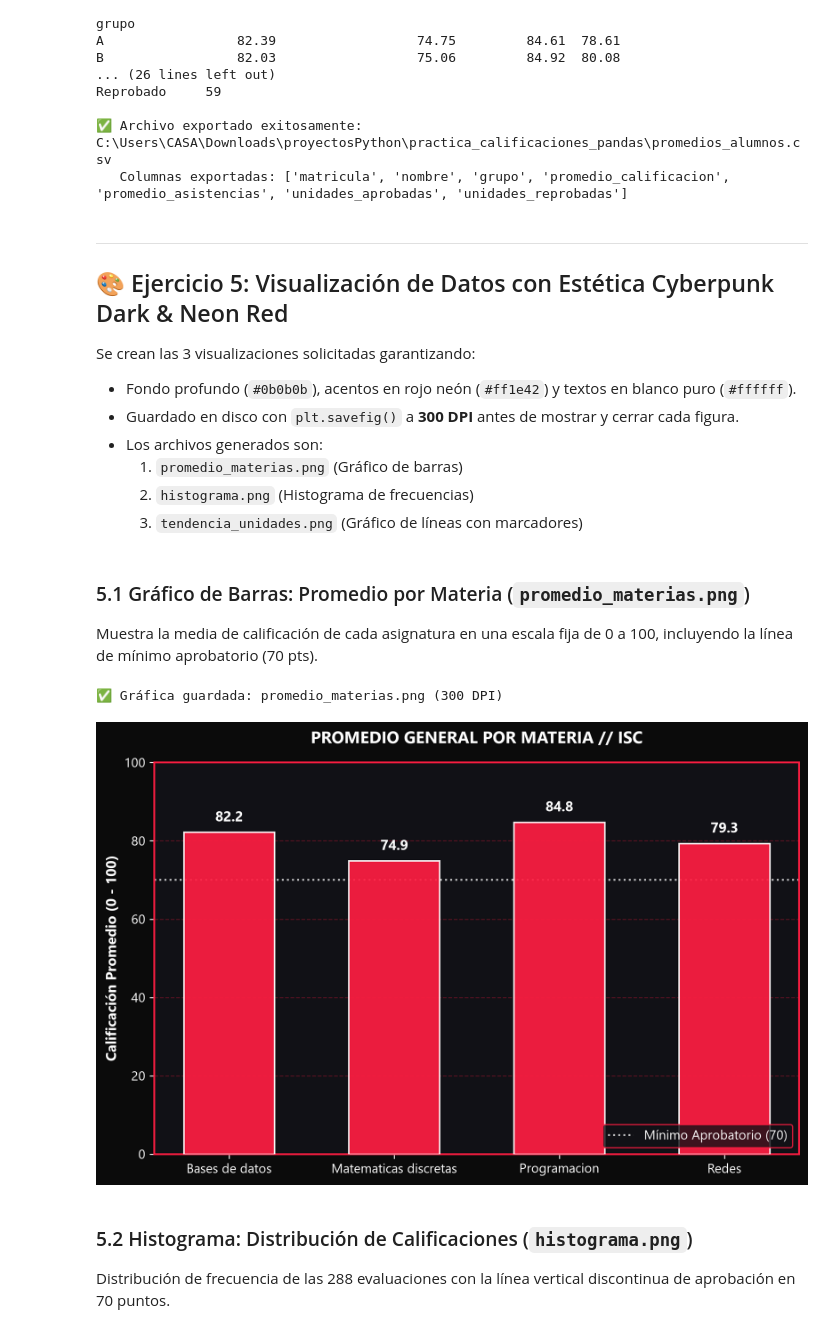
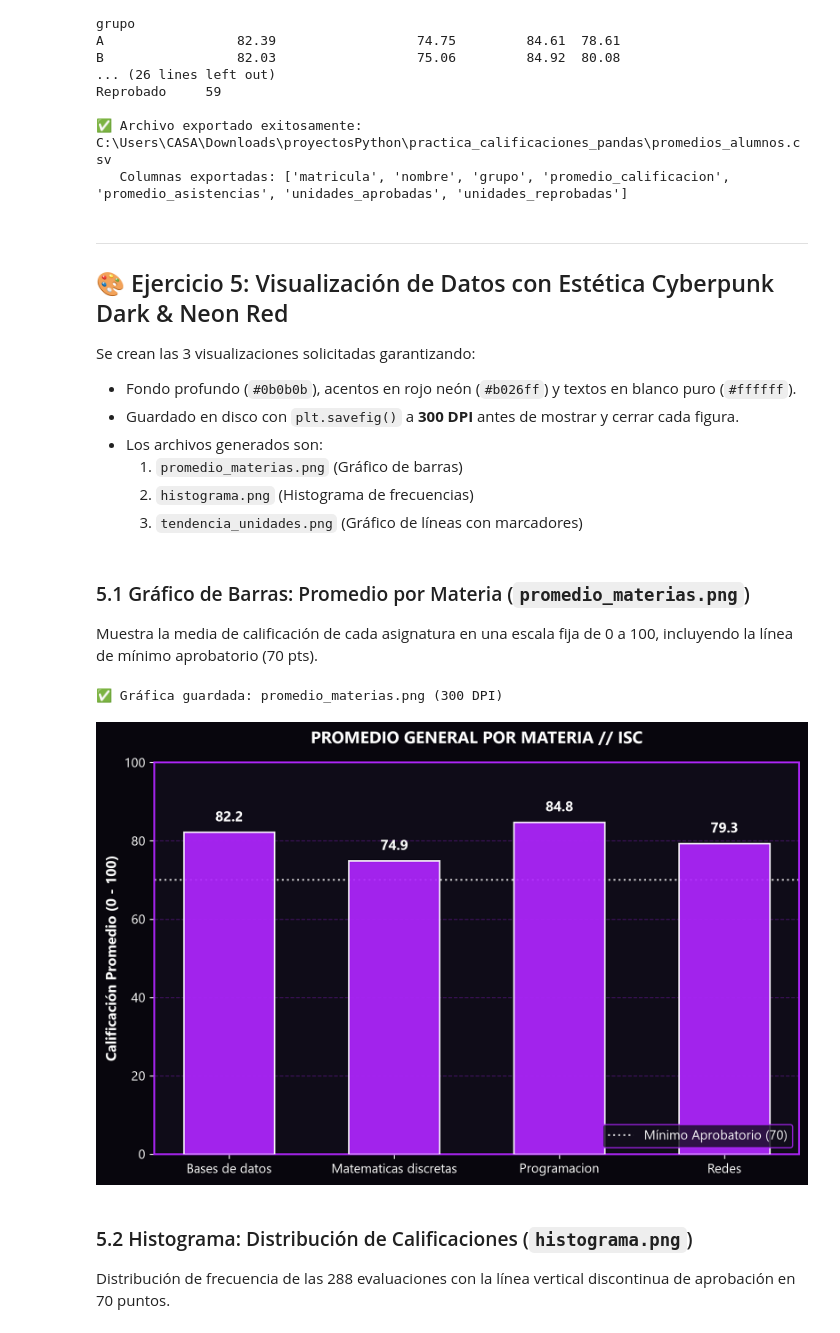
Before and after one commit to keego124-design/ticket_manager, a Jupyter notebook: practica_calificaciones_pandas/practica_pandas.ipynb, the cells around one changed output. Drawn from its saved outputs; the diff is of its cells as text; code cells hidden in the pictures.

Commit message:
style: actualizar tematica visual de rojo a morado neon (Cyberpunk Purple Edition)

```diff
--- a/practica_calificaciones_pandas/practica_pandas.ipynb
+++ b/practica_calificaciones_pandas/practica_pandas.ipynb
@@ -34,15 +34,15 @@ if sys.stdout.encoding != "utf-8":
 # Configuración del estilo Cyberpunk Dark / Neon Red
 plt.style.use("dark_background")
 plt.rcParams.update({
-    "figure.facecolor": "#0b0b0b",
-    "axes.facecolor": "#111116",
-    "axes.edgecolor": "#ff1e42",
+    "figure.facecolor": "#08060d",
+    "axes.facecolor": "#0f0c18",
+    "axes.edgecolor": "#b026ff",
     "axes.linewidth": 1.4,
     "axes.labelcolor": "#ffffff",
     "xtick.color": "#ffffff",
     "ytick.color": "#ffffff",
     "text.color": "#ffffff",
-    "grid.color": "#ff1e42",
+    "grid.color": "#b026ff",
     "grid.alpha": 0.18,
     "grid.linestyle": "--",
     "font.family": "sans-serif",
@@ -52,5 +52,5 @@ plt.rcParams.update({
     "axes.labelsize": 11,
 })
 
-print("✅ Entorno configurado con éxito. Tema Cyberpunk Red Neon activo.")
+print("✅ Entorno configurado con éxito. Tema Cyberpunk Purple Neon activo.")
 # %% [output]
@@ -265,7 +265,7 @@ Reprobado     59
 ---
 ## 🎨 Ejercicio 5: Visualización de Datos con Estética Cyberpunk Dark & Neon Red
 Se crean las 3 visualizaciones solicitadas garantizando:
-- Fondo profundo (`#0b0b0b`), acentos en rojo neón (`#ff1e42`) y textos en blanco puro (`#ffffff`).
+- Fondo profundo (`#0b0b0b`), acentos en rojo neón (`#b026ff`) y textos en blanco puro (`#ffffff`).
 - Guardado en disco con `plt.savefig()` a **300 DPI** antes de mostrar y cerrar cada figura.
 - Los archivos generados son:
   1. `promedio_materias.png` (Gráfico de barras)
@@ -282,7 +282,7 @@ materias_valores = prom_materia.values.tolist()
 barras = ax1.bar(
     materias_nombres,
     materias_valores,
-    color="#ff1e42",
+    color="#b026ff",
     edgecolor="#ffffff",
     linewidth=1.2,
     width=0.55,
@@ -292,36 +292,36 @@ barras = ax1.bar(
 
 ax1.set_ylim(0, 100)
 ax1.set_ylabel("Calificación Promedio (0 - 100)", color="#ffffff", fontweight="bold")
 ax1.set_title("PROMEDIO GENERAL POR MATERIA // ISC", color="#ffffff", fontweight="bold", pad=15)
-ax1.grid(axis="y", linestyle="--", alpha=0.3, color="#ff1e42", zorder=0)
+ax1.grid(axis="y", linestyle="--", alpha=0.3, color="#b026ff", zorder=0)
 
 # Etiquetas de valor sobre cada barra
 for barra in barras:
     altura = barra.get_height()
     ax1.text(
         barra.get_x() + barra.get_width() / 2.0,
         altura + 2.0,
         f"{altura:.1f}",
         ha="center",
         va="bottom",
         color="#ffffff",
         fontweight="bold",
         fontsize=11
     )
 
 # Línea de referencia de aprobación mínima (70)
 ax1.axhline(70, color="#ffffff", linestyle=":", linewidth=1.5, alpha=0.75, label="Mínimo Aprobatorio (70)")
-ax1.legend(loc="lower right", facecolor="#111116", edgecolor="#ff1e42", labelcolor="#ffffff")
+ax1.legend(loc="lower right", facecolor="#120e1d", edgecolor="#b026ff", labelcolor="#ffffff")
 
 # Guardar figura a 300 DPI
 plt.savefig("promedio_materias.png", dpi=300, bbox_inches="tight", facecolor=fig1.get_facecolor())
 Path("static/plots").mkdir(parents=True, exist_ok=True)
 plt.savefig("static/plots/promedio_materias.png", dpi=300, bbox_inches="tight", facecolor=fig1.get_facecolor())
 print("✅ Gráfica guardada: promedio_materias.png (300 DPI)")
 plt.show()
 # %% [output]
 ✅ Gráfica guardada: promedio_materias.png (300 DPI)
-[figure, old version]
+[figure, new version]
 # %% [markdown]
 ### 5.2 Histograma: Distribución de Calificaciones (`histograma.png`)
 Distribución de frecuencia de las 288 evaluaciones con la línea vertical discontinua de aprobación en 70 puntos.
```
Also changed, not shown: parts of 4 cells of this notebook, 12 other files.
